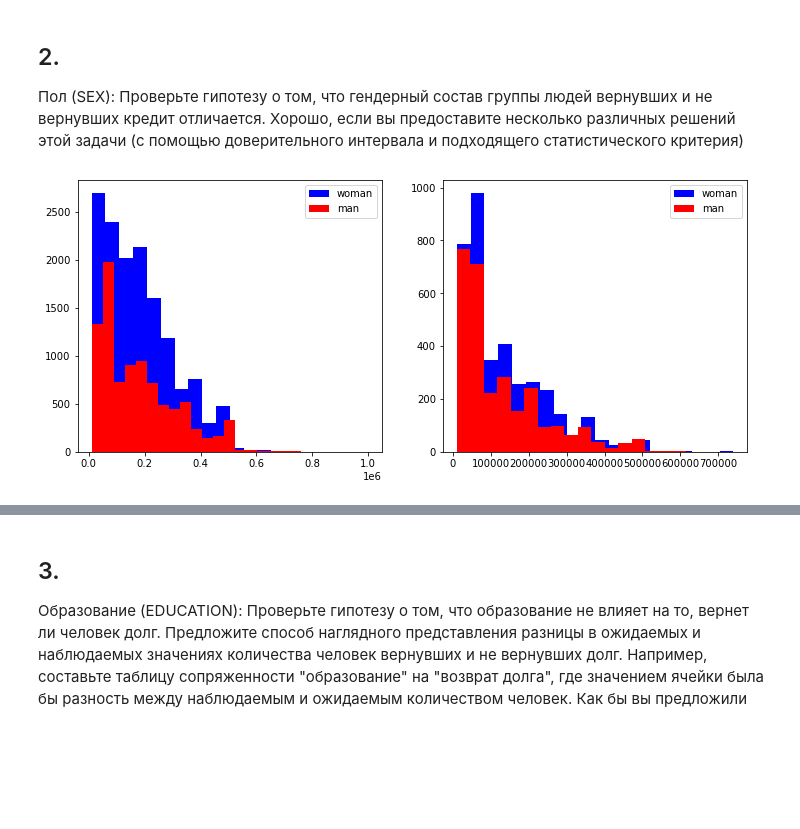
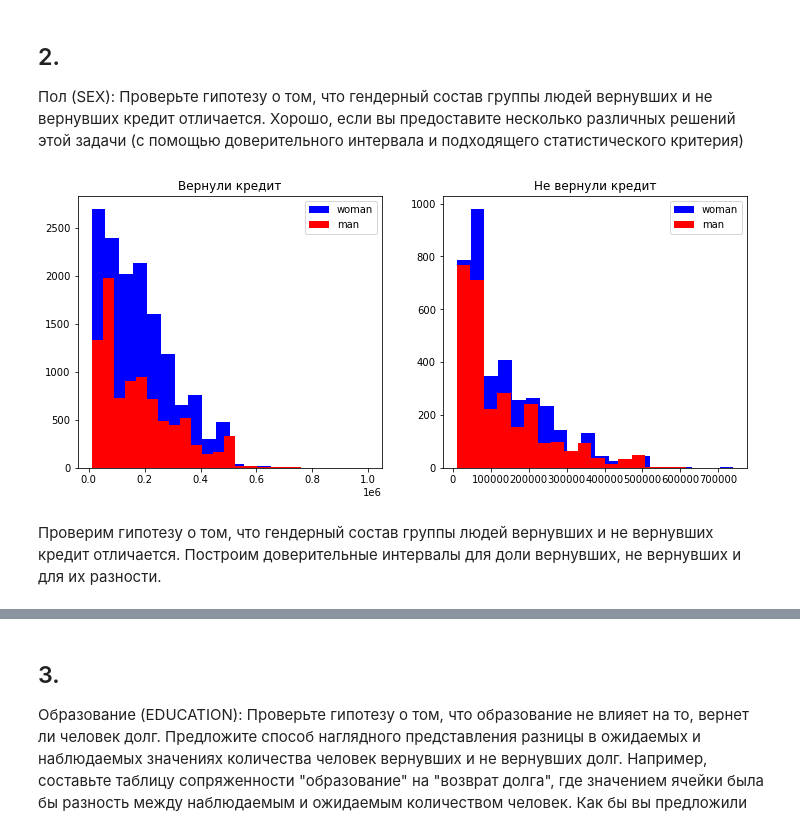
Before and after one commit to AndreyBuynov/Coursera-ML-and-DA, a Jupyter notebook: Course_4/C4W4_credit_scoring.ipynb, the cells around one changed output, grey strips where cells are left out. Saved outputs shown, nothing was run; the diff lists cells and outputs as text; code cells hidden in the pictures; blank space fills up the shorter version.

```diff
--- a/Course_4/C4W4_credit_scoring.ipynb
+++ b/Course_4/C4W4_credit_scoring.ipynb
@@ -165,17 +165,22 @@ NeVernul_Sex = scoring[scoring['default'] == 1][['LIMIT_BAL',  'SEX']]
 # %%
 plt.figure(figsize(12, 5))
 plt.subplot(1,2,1)
 plt.hist(Vernul_Sex[Vernul_Sex['SEX'] == 2].LIMIT_BAL, bins = 20, color = 'b', label = 'woman')
 plt.hist(Vernul_Sex[Vernul_Sex['SEX'] == 1].LIMIT_BAL, bins = 20, color = 'r', label = 'man')
+plt.title('Вернули кредит')
 plt.legend()
 
 plt.subplot(1,2,2)
 plt.hist(NeVernul_Sex[NeVernul_Sex['SEX'] == 2].LIMIT_BAL, bins = 20, color = 'b', label = 'woman')
 plt.hist(NeVernul_Sex[NeVernul_Sex['SEX'] == 1].LIMIT_BAL, bins = 20, color = 'r', label = 'man')
+plt.title('Не вернули кредит')
 plt.legend()
 
 plt.show()
 # %% [output]
-[figure, old version]
+[figure, new version]
+# %% [markdown]
+Проверим гипотезу о том, что гендерный состав группы людей вернувших и не вернувших кредит отличается.
+Построим доверительные интервалы для доли вернувших, не вернувших и для их разности.
 # %%
 from statsmodels.stats.proportion import proportion_confint
```
Also changed, not shown: parts of 57 cells of this notebook.
